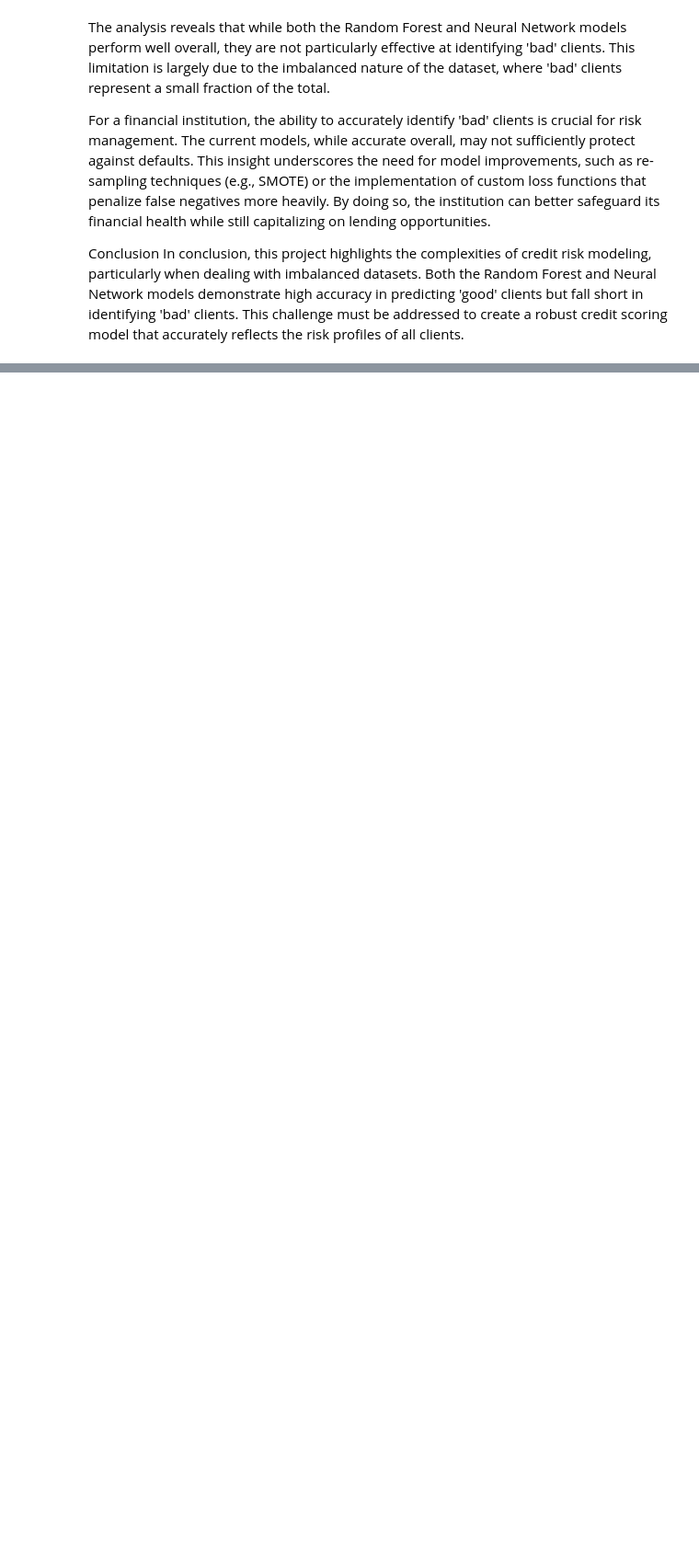
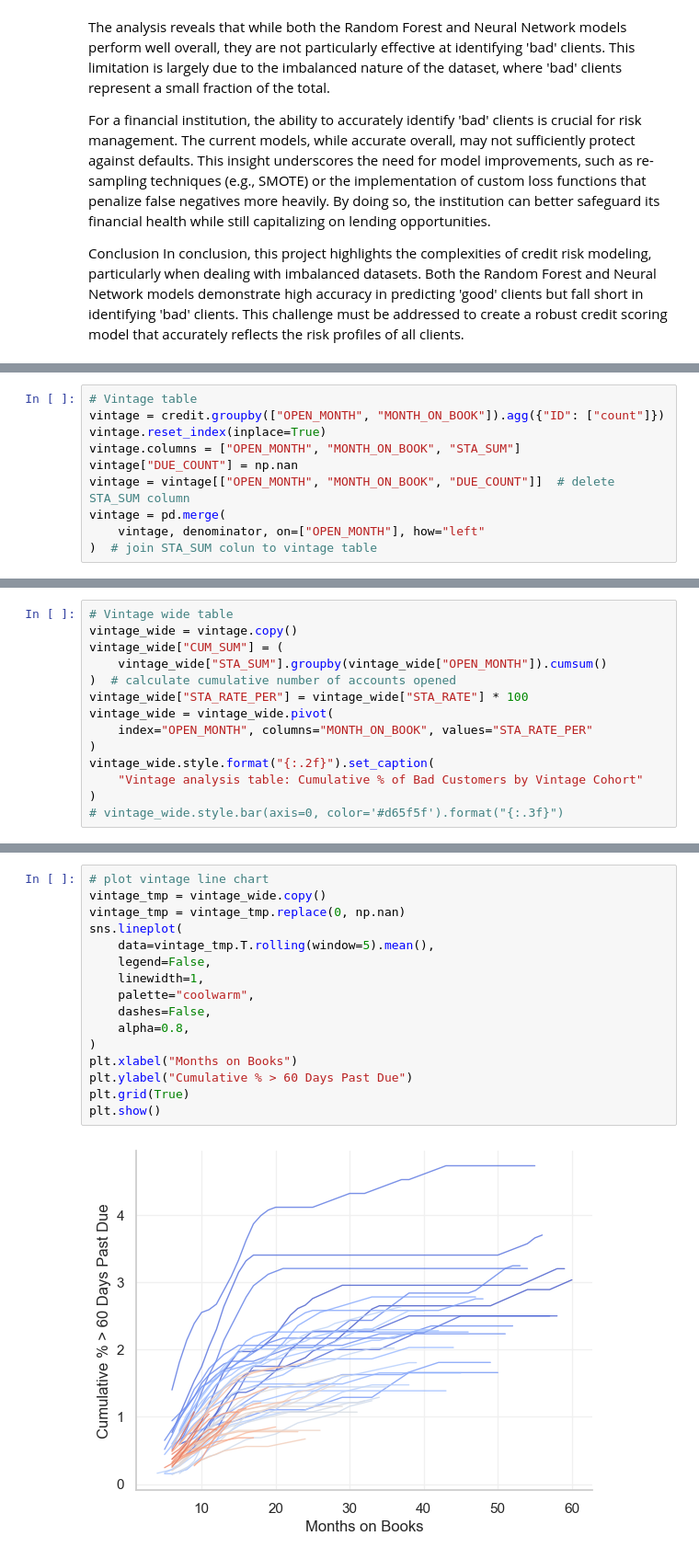
Before and after one commit to huixincai/team_project2, a Jupyter notebook: project2/Project2.ipynb, the cells around one changed output, grey strips where cells are left out. Shown at 92% size. Saved outputs shown, nothing was run; the diff lists cells and outputs as text; blank space fills up the shorter version.

Commit message:
add vintage analysis

```diff
--- a/project2/Project2.ipynb
+++ b/project2/Project2.ipynb
@@ -789,0 +903,10 @@ In conclusion, this project highlights the complexities of credit risk modeling,
+# %%
+# Vintage table
+vintage = credit.groupby(["OPEN_MONTH", "MONTH_ON_BOOK"]).agg({"ID": ["count"]})
+vintage.reset_index(inplace=True)
+vintage.columns = ["OPEN_MONTH", "MONTH_ON_BOOK", "STA_SUM"]
+vintage["DUE_COUNT"] = np.nan
+vintage = vintage[["OPEN_MONTH", "MONTH_ON_BOOK", "DUE_COUNT"]]  # delete STA_SUM column
+vintage = pd.merge(
+    vintage, denominator, on=["OPEN_MONTH"], how="left"
+)  # join STA_SUM colun to vintage table
@@ -789,0 +951,14 @@ In conclusion, this project highlights the complexities of credit risk modeling,
+# %%
+# Vintage wide table
+vintage_wide = vintage.copy()
+vintage_wide["CUM_SUM"] = (
+    vintage_wide["STA_SUM"].groupby(vintage_wide["OPEN_MONTH"]).cumsum()
+)  # calculate cumulative number of accounts opened
+vintage_wide["STA_RATE_PER"] = vintage_wide["STA_RATE"] * 100
+vintage_wide = vintage_wide.pivot(
+    index="OPEN_MONTH", columns="MONTH_ON_BOOK", values="STA_RATE_PER"
+)
+vintage_wide.style.format("{:.2f}").set_caption(
+    "Vintage analysis table: Cumulative % of Bad Customers by Vintage Cohort"
+)
+# vintage_wide.style.bar(axis=0, color='#d65f5f').format("{:.3f}")
@@ -789,0 +989,18 @@ In conclusion, this project highlights the complexities of credit risk modeling,
+# %%
+# plot vintage line chart
+vintage_tmp = vintage_wide.copy()
+vintage_tmp = vintage_tmp.replace(0, np.nan)
+sns.lineplot(
+    data=vintage_tmp.T.rolling(window=5).mean(),
+    legend=False,
+    linewidth=1,
+    palette="coolwarm",
+    dashes=False,
+    alpha=0.8,
+)
+plt.xlabel("Months on Books")
+plt.ylabel("Cumulative % > 60 Days Past Due")
+plt.grid(True)
+plt.show()
+# %% [output]
+[figure, added]
```
Also changed, not shown: parts of 55 cells of this notebook.
